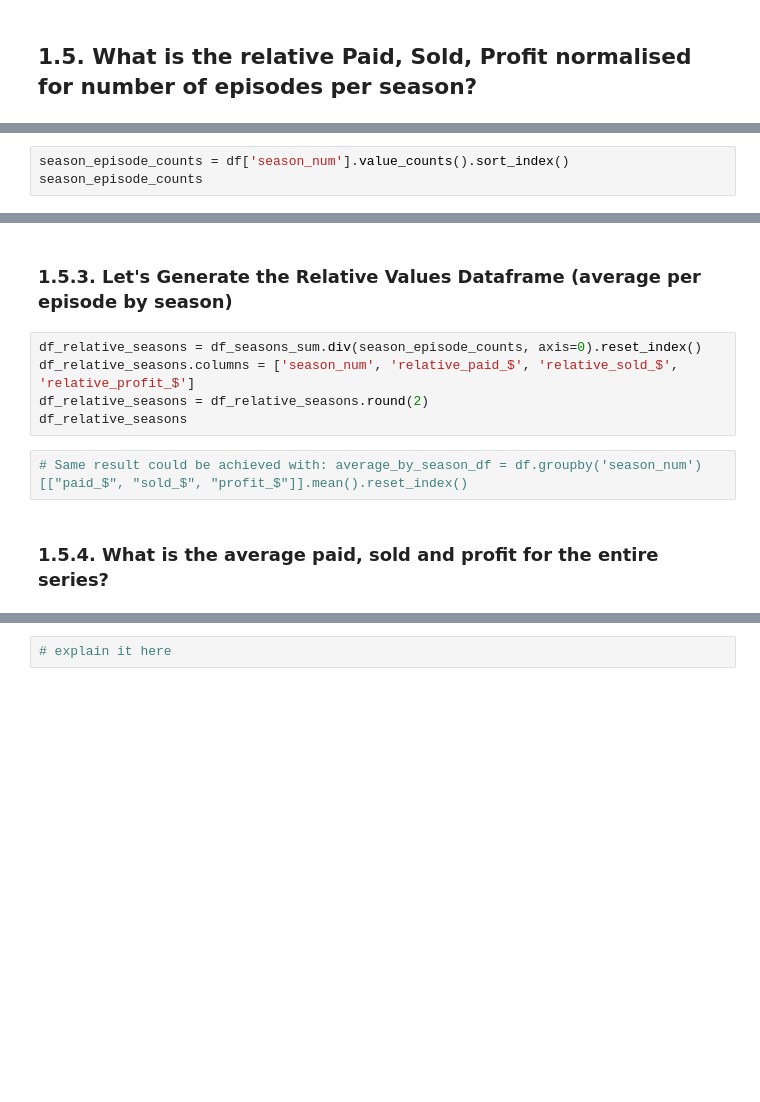
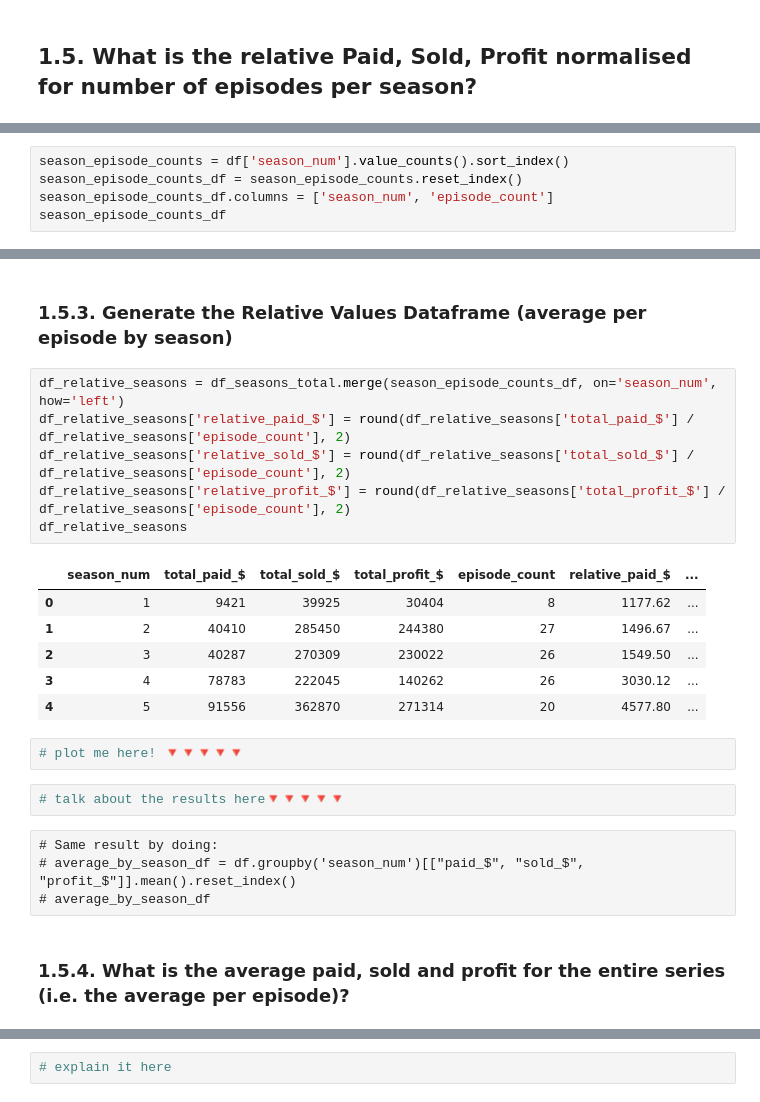
Before and after one commit to Joshua-Higgins-jp/Auction_Hunters_EDA, a Jupyter notebook: auction_hunters_eda.ipynb, the cells around one changed output, grey strips where cells are left out. Drawn from its saved outputs; the diff is of its cells as text; blank space fills up the shorter version.

```diff
--- a/auction_hunters_eda.ipynb
+++ b/auction_hunters_eda.ipynb
@@ -839,3 +853,5 @@ df_seasons_sum.plot()
 # %%
 season_episode_counts = df['season_num'].value_counts().sort_index()
-season_episode_counts
+season_episode_counts_df = season_episode_counts.reset_index()
+season_episode_counts_df.columns = ['season_num', 'episode_count']
+season_episode_counts_df
@@ -842,12 +865,26 @@ season_episode_counts
 # %% [markdown]
-### 1.5.3. Let's Generate the Relative Values Dataframe (**average per episode by season**)
+### 1.5.3. Generate the Relative Values Dataframe (**average per episode by season**)
 # %%
-df_relative_seasons = df_seasons_sum.div(season_episode_counts, axis=0).reset_index()
-df_relative_seasons.columns = ['season_num', 'relative_paid_$', 'relative_sold_$', 'relative_profit_$']
-df_relative_seasons = df_relative_seasons.round(2)
+df_relative_seasons = df_seasons_total.merge(season_episode_counts_df, on='season_num', how='left')
+df_relative_seasons['relative_paid_$'] = round(df_relative_seasons['total_paid_$'] / df_relative_seasons['episode_count'], 2)
+df_relative_seasons['relative_sold_$'] = round(df_relative_seasons['total_sold_$'] / df_relative_seasons['episode_count'], 2)
+df_relative_seasons['relative_profit_$'] = round(df_relative_seasons['total_profit_$'] / df_relative_seasons['episode_count'], 2)
 df_relative_seasons
+# %% [output]
+|  | season_num | total_paid_$ | total_sold_$ | total_profit_$ | episode_count | relative_paid_$ | ... |
+| 0 | 1 | 9421 | 39925 | 30404 | 8 | 1177.62 | ... |
+| 1 | 2 | 40410 | 285450 | 244380 | 27 | 1496.67 | ... |
+| 2 | 3 | 40287 | 270309 | 230022 | 26 | 1549.50 | ... |
+| 3 | 4 | 78783 | 222045 | 140262 | 26 | 3030.12 | ... |
+| 4 | 5 | 91556 | 362870 | 271314 | 20 | 4577.80 | ... |
-# %%
-# Same result could be achieved with: average_by_season_df = df.groupby('season_num')[["paid_$", "sold_$", "profit_$"]].mean().reset_index()
+# %%
+# plot me here! 🔻🔻🔻🔻🔻
+# %%
+# talk about the results here🔻🔻🔻🔻🔻
+# %% [raw]
+# Same result by doing:
+# average_by_season_df = df.groupby('season_num')[["paid_$", "sold_$", "profit_$"]].mean().reset_index()
+# average_by_season_df
 # %% [markdown]
-### 1.5.4. What is the average paid, sold and profit for the entire series?
+### 1.5.4. What is the average paid, sold and profit for the entire series (i.e. the average per episode)?
 # %%
```
Also changed, not shown: parts of 36 cells of this notebook.
